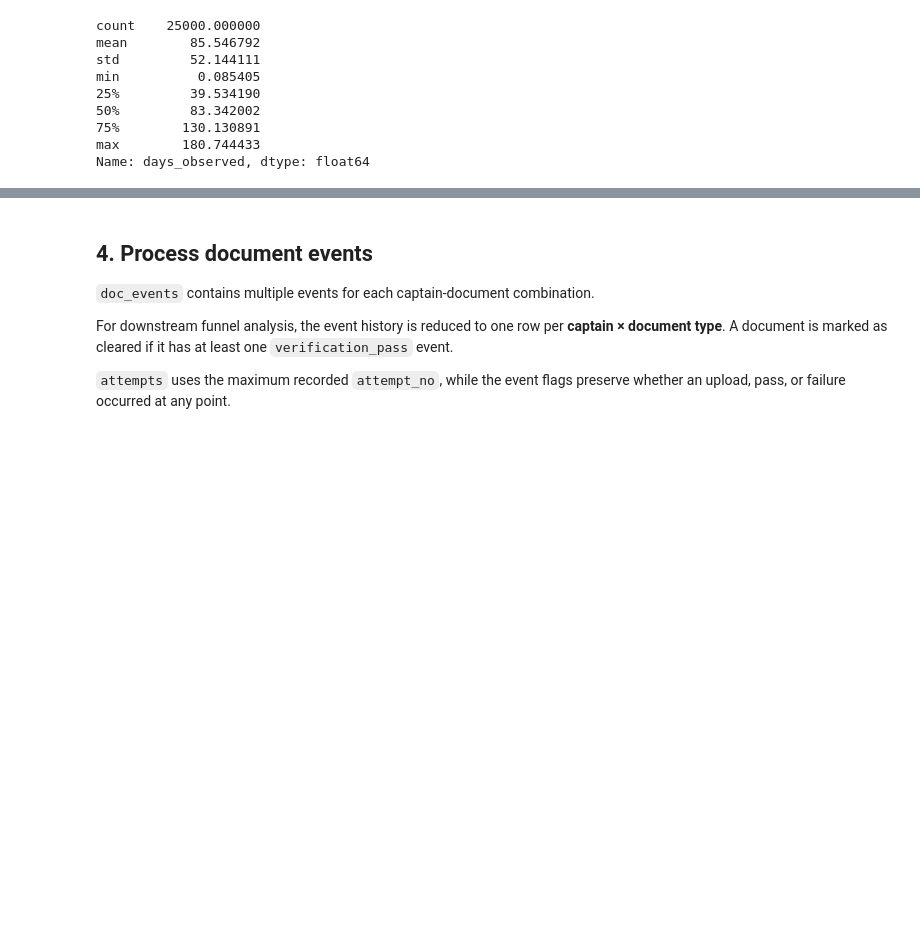
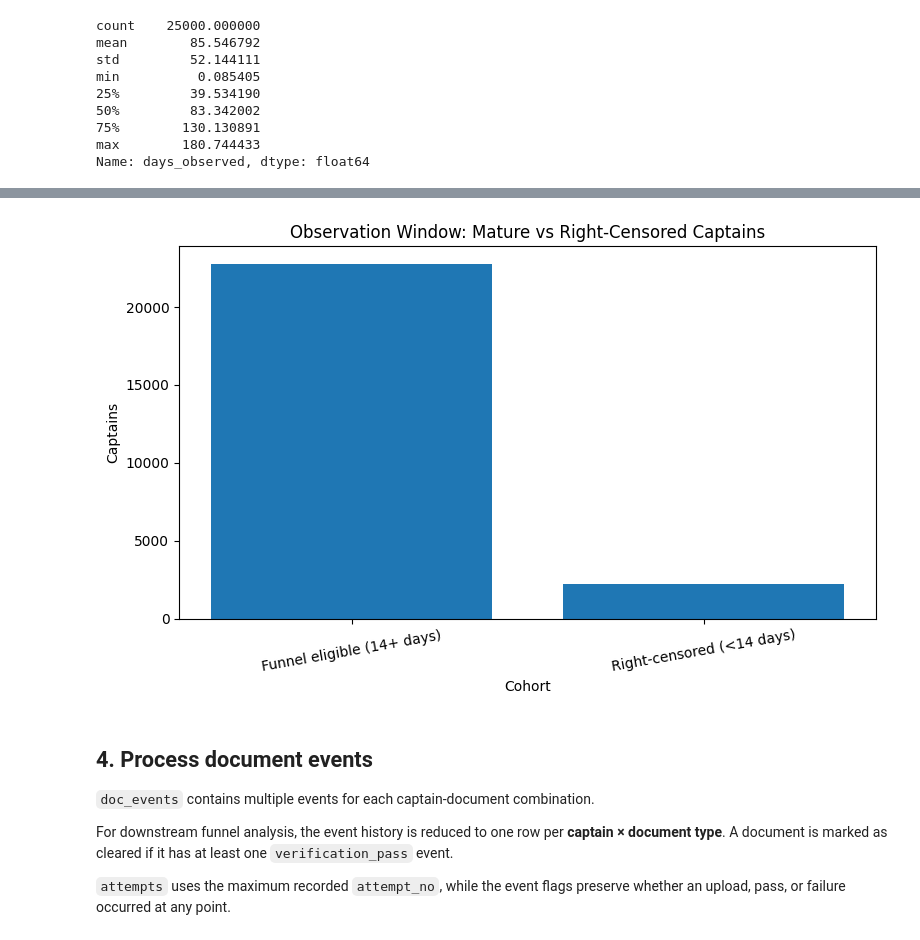
Before and after one commit to Abhay-SKulkarni123/rapido-data-science, a Jupyter notebook: Notebooks/03_clean_and_process.ipynb, the cells around one changed output, grey strips where cells are left out. Saved outputs shown, nothing was run; the diff lists cells and outputs as text; code cells hidden in the pictures; blank space fills up the shorter version.

```diff
--- a/Notebooks/03_clean_and_process.ipynb
+++ b/Notebooks/03_clean_and_process.ipynb
@@ -162,0 +167,21 @@ Name: days_observed, dtype: float64
+# %%
+observation_plot = pd.Series({
+    "Funnel eligible (14+ days)": int(captains["eligible_for_funnel"].sum()),
+    "Right-censored (<14 days)": int((~captains["eligible_for_funnel"]).sum()),
+})
+
+plt.figure(figsize=(8, 5))
+
+plt.bar(
+    observation_plot.index,
+    observation_plot.values
+)
+
+plt.xlabel("Cohort")
+plt.ylabel("Captains")
+plt.title("Observation Window: Mature vs Right-Censored Captains")
+plt.xticks(rotation=10)
+
+plt.tight_layout()
+plt.show()
+# %% [output]
@@ -163,3 +196,4 @@ Name: days_observed, dtype: float64
+[figure, added]
 # %% [markdown]
 ## 4. Process document events
 
```
Also changed, not shown: parts of 13 cells of this notebook.
